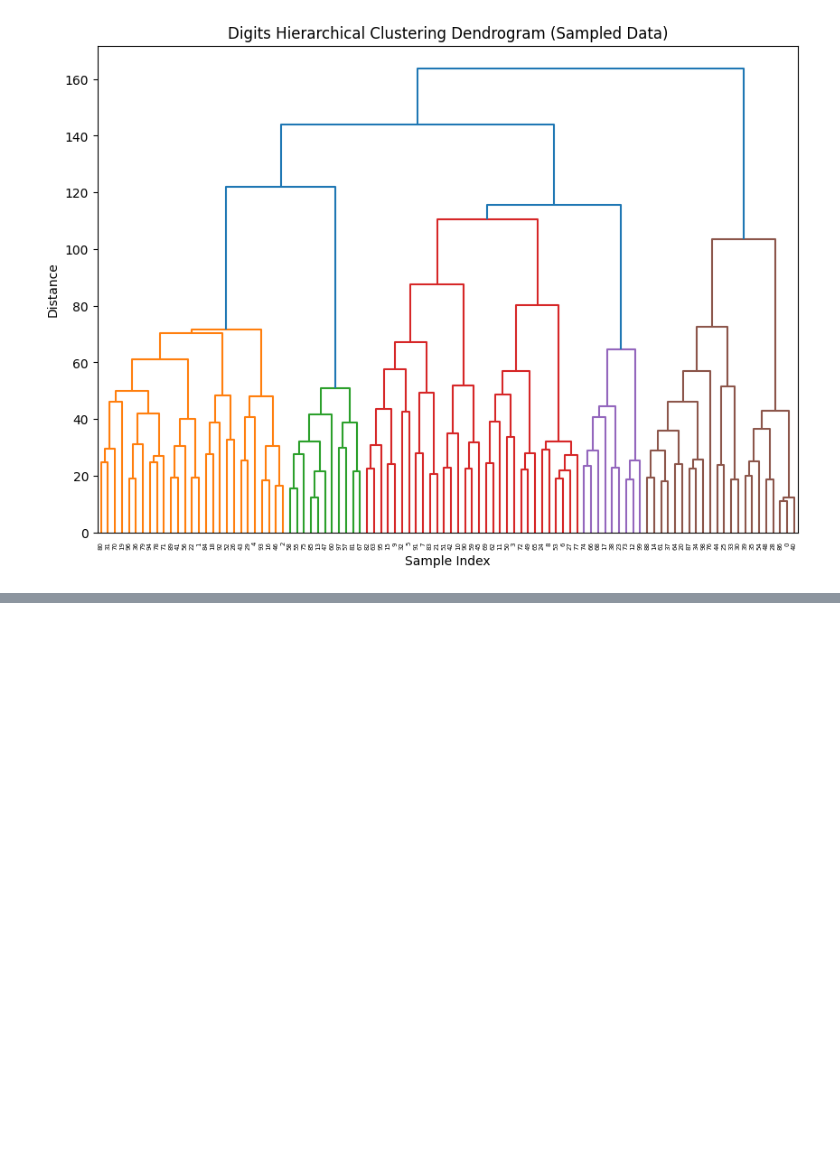
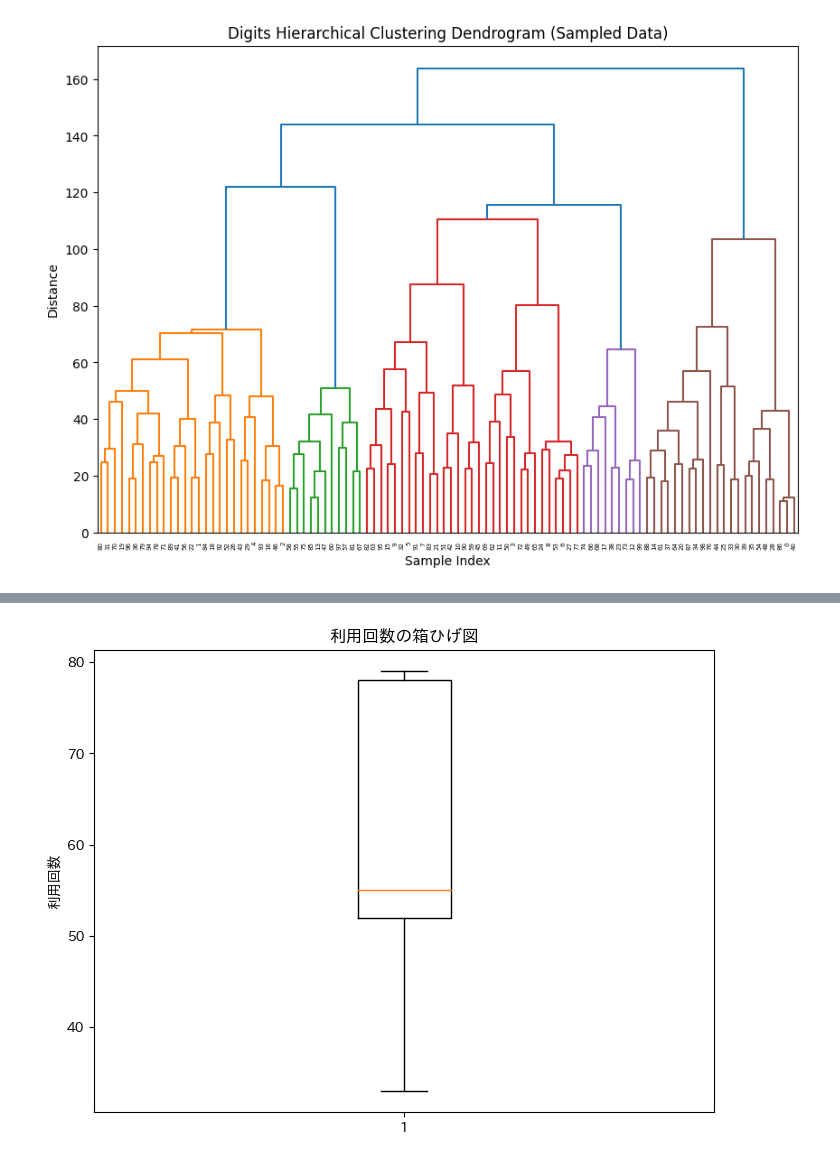
Before and after one commit to phonon-py/ZTest_ws, a Jupyter notebook: data_analysis.ipynb, the cells around one changed output, grey strips where cells are left out. Drawn from its saved outputs; the diff is of its cells as text; code cells hidden in the pictures; blank space fills up the shorter version.

```diff
--- a/data_analysis.ipynb
+++ b/data_analysis.ipynb
@@ -109,0 +262,26 @@ plt.show()
+# %%
+import pandas as pd
+import numpy as np
+import matplotlib.pyplot as plt
+import japanize_matplotlib
+%matplotlib inline
+
+# 画像から読み取ったデータに基づいてDataFrameを作成
+data = {
+    'ユーザーID': [0, 1, 2, 3, 4],
+    '利用回数': [79.0, 78.0, 33.0, 55.0, 52.0],
+    '利用料金': [4667.0, 5041.0, 8631.0, 8750.0, np.nan],
+    '性別': ['男性', '男性', '女性', '女性', '男性'],
+    '職種/部署': ['販売', '独身', '販売', '販売', '販売']
+}
+
+df = pd.DataFrame(data)
+
+# 利用回数の箱ひげ図を描画
+plt.figure(figsize=(8, 6))  # 箱ひげ図のサイズを指定
+plt.boxplot(df['利用回数'].dropna())  # NaNを除外して箱ひげ図を描画
+plt.title('利用回数の箱ひげ図')  # タイトルを付ける
+plt.ylabel('利用回数')  # y軸のラベルを付ける
+plt.show()  # 描画した箱ひげ図を表示
+# %% [output]
+[figure, added]
```
Also changed, not shown: parts of 48 cells of this notebook.
